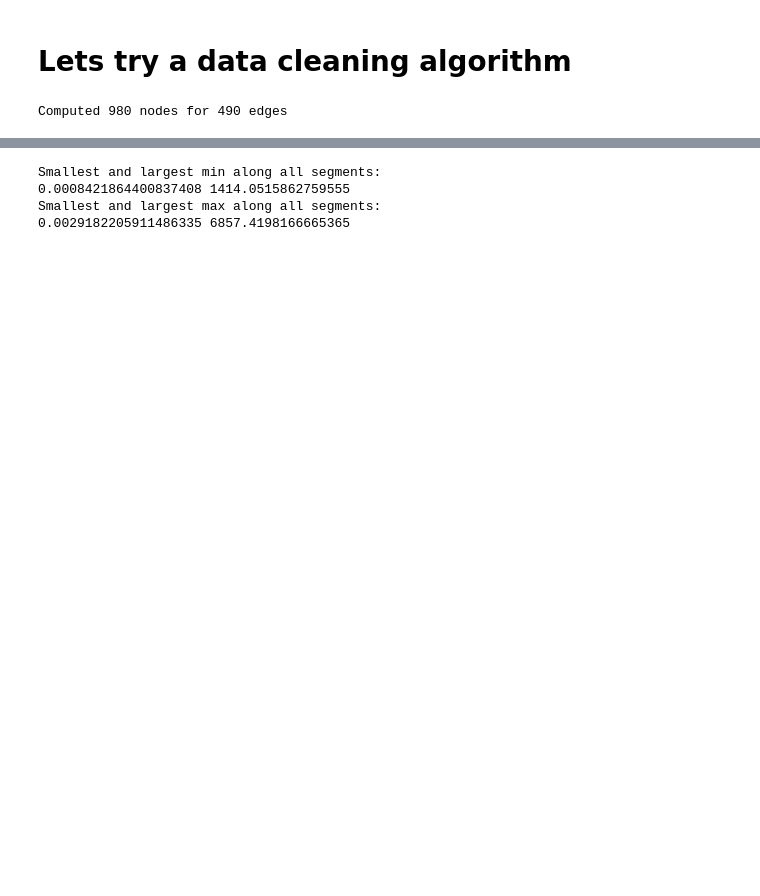
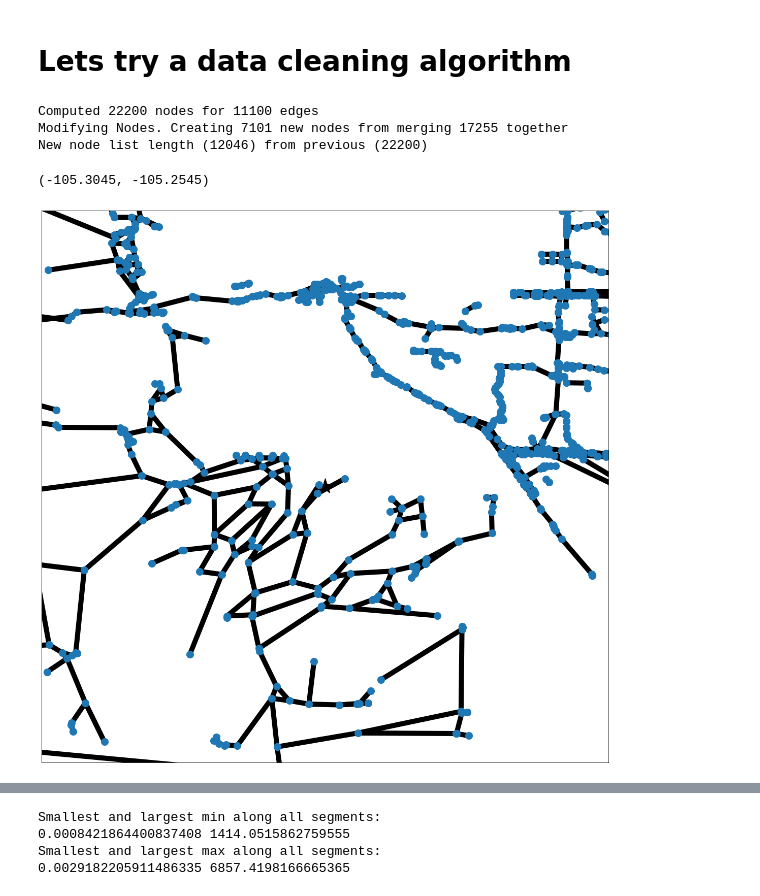
Before and after one commit to aemerick/planit, a Jupyter notebook: autotrail/boulder_trails_eda.ipynb, the cells around one changed output, grey strips where cells are left out. Drawn from its saved outputs; the diff is of its cells as text; code cells hidden in the pictures; blank space fills up the shorter version.

Commit message:
Got the map to generate! Saving the ugly code for now. Still the potential issue of node intersecting with midline of a segment not being identified. But worry about that later.

```diff
--- a/autotrail/boulder_trails_eda.ipynb
+++ b/autotrail/boulder_trails_eda.ipynb
@@ -549,4 +567,0 @@ new_df, nodes, edges = process_data(gdf_small)
-# %%
-new_df, nodes, edges, lat, long, merge_list = process_data(gdf_small)
-# %% [output]
-Computed 980 nodes for 490 edges
@@ -552,0 +570,6 @@ Computed 980 nodes for 490 edges
+# %%
+new_df, G = process_data(gdf)
+# %% [output]
+Computed 22200 nodes for 11100 edges
+Modifying Nodes. Creating 7101 new nodes from merging 17255 together
+New node list length (12046) from previous (22200)
@@ -553,2 +622,15 @@ Computed 980 nodes for 490 edges
+# %%
+pc,ax = plot(G)
+#ax.set_xlim()
+pc.figure.show()
+
+
+chataqua = (-105.2795, 39.9972)
+sep = 0.025
+ax.set_ylim( chataqua[1] - sep, chataqua[1]+sep)
+ax.set_xlim( chataqua[0] - sep, chataqua[0]+sep)
+# %% [output]
+(-105.3045, -105.2545)
+[figure, added]
 # %%
 # %% [output]
```
Also changed, not shown: parts of 11 cells of this notebook.
